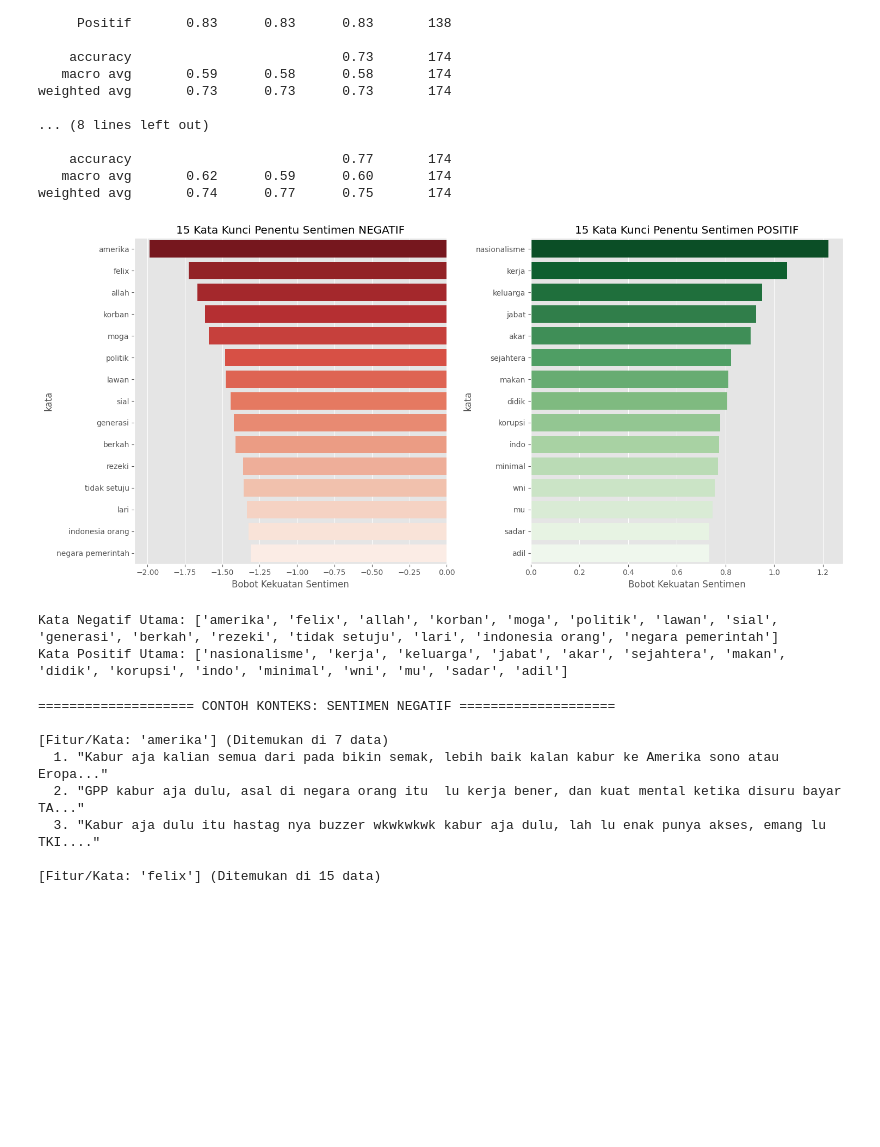
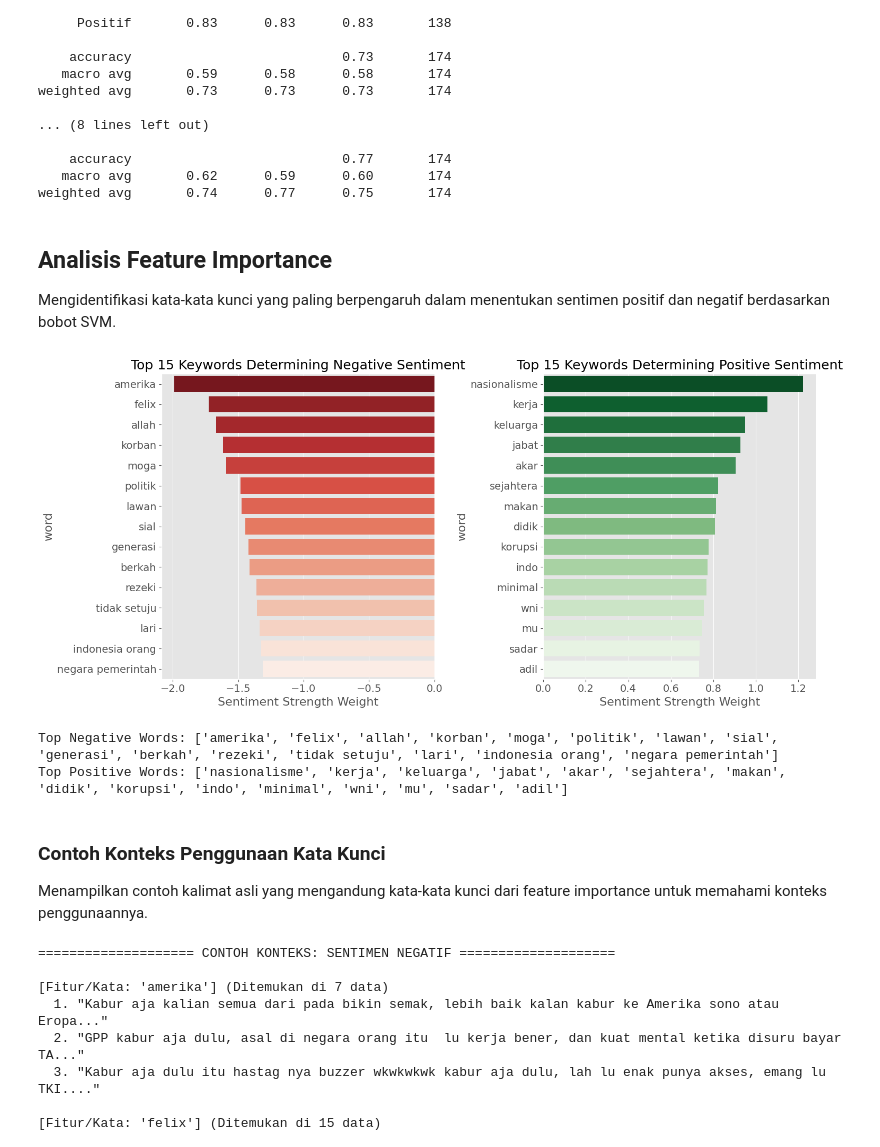
Before and after one commit to rhzain/kabur-aja-dulu, a Jupyter notebook: modelling.ipynb, the cells around one changed output. Cells and saved outputs as stored; diff of their text form; code cells hidden in the pictures; blank space fills up the shorter version.

```diff
--- a/modelling.ipynb
+++ b/modelling.ipynb
@@ -265,37 +321,45 @@ weighted avg       0.73      0.73      0.73       174
     accuracy                           0.77       174
    macro avg       0.62      0.59      0.60       174
 weighted avg       0.74      0.77      0.75       174
+# %% [markdown]
+## Analisis Feature Importance
+
+Mengidentifikasi kata-kata kunci yang paling berpengaruh dalam menentukan sentimen positif dan negatif berdasarkan bobot SVM.
 # %%
 model_svm = models["SVM (Balanced)"]
 feature_names = vectorizer.get_feature_names_out()
 coefs = model_svm.coef_.toarray()[0]
 
-df_features = pd.DataFrame({'kata': feature_names, 'bobot': coefs})
+df_features = pd.DataFrame({'word': feature_names, 'weight': coefs})
 
-top_neg = df_features.sort_values(by='bobot', ascending=True).head(15)
-top_pos = df_features.sort_values(by='bobot', ascending=False).head(15)
+top_neg = df_features.sort_values(by='weight', ascending=True).head(15)
+top_pos = df_features.sort_values(by='weight', ascending=False).head(15)
 
 plt.figure(figsize=(15, 7))
 
 plt.subplot(1, 2, 1)
-sns.barplot(data=top_neg, x='bobot', y='kata', palette='Reds_r')
-plt.title('15 Kata Kunci Penentu Sentimen NEGATIF')
-plt.xlabel('Bobot Kekuatan Sentimen')
+sns.barplot(data=top_neg, x='weight', y='word', palette='Reds_r')
+plt.title('Top 15 Keywords Determining Negative Sentiment')
+plt.xlabel('Sentiment Strength Weight')
 
 plt.subplot(1, 2, 2)
-sns.barplot(data=top_pos, x='bobot', y='kata', palette='Greens_r')
-plt.title('15 Kata Kunci Penentu Sentimen POSITIF')
-plt.xlabel('Bobot Kekuatan Sentimen')
+sns.barplot(data=top_pos, x='weight', y='word', palette='Greens_r')
+plt.title('Top 15 Keywords Determining Positive Sentiment')
+plt.xlabel('Sentiment Strength Weight')
 
 plt.tight_layout()
 plt.show()
 
-print("Kata Negatif Utama:", top_neg['kata'].tolist())
-print("Kata Positif Utama:", top_pos['kata'].tolist())
+print("Top Negative Words:", top_neg['word'].tolist())
+print("Top Positive Words:", top_pos['word'].tolist())
 # %% [output]
-[figure, old version]
+[figure, new version]
-Kata Negatif Utama: ['amerika', 'felix', 'allah', 'korban', 'moga', 'politik', 'lawan', 'sial', 'generasi', 'berkah', 'rezeki', 'tidak setuju', 'lari', 'indonesia orang', 'negara pemerintah']
-Kata Positif Utama: ['nasionalisme', 'kerja', 'keluarga', 'jabat', 'akar', 'sejahtera', 'makan', 'didik', 'korupsi', 'indo', 'minimal', 'wni', 'mu', 'sadar', 'adil']
+Top Negative Words: ['amerika', 'felix', 'allah', 'korban', 'moga', 'politik', 'lawan', 'sial', 'generasi', 'berkah', 'rezeki', 'tidak setuju', 'lari', 'indonesia orang', 'negara pemerintah']
+Top Positive Words: ['nasionalisme', 'kerja', 'keluarga', 'jabat', 'akar', 'sejahtera', 'makan', 'didik', 'korupsi', 'indo', 'minimal', 'wni', 'mu', 'sadar', 'adil']
+# %% [markdown]
+### Contoh Konteks Penggunaan Kata Kunci
+
+Menampilkan contoh kalimat asli yang mengandung kata-kata kunci dari feature importance untuk memahami konteks penggunaannya.
 # %%
 def print_context_examples(df, feature_df, sentiment_target, n_keywords=5, n_examples=3):
     print(f"\n{'='*20} CONTOH KONTEKS: SENTIMEN {sentiment_target.upper()} {'='*20}")
```
Also changed, not shown: parts of 19 cells of this notebook, 7 other files.
